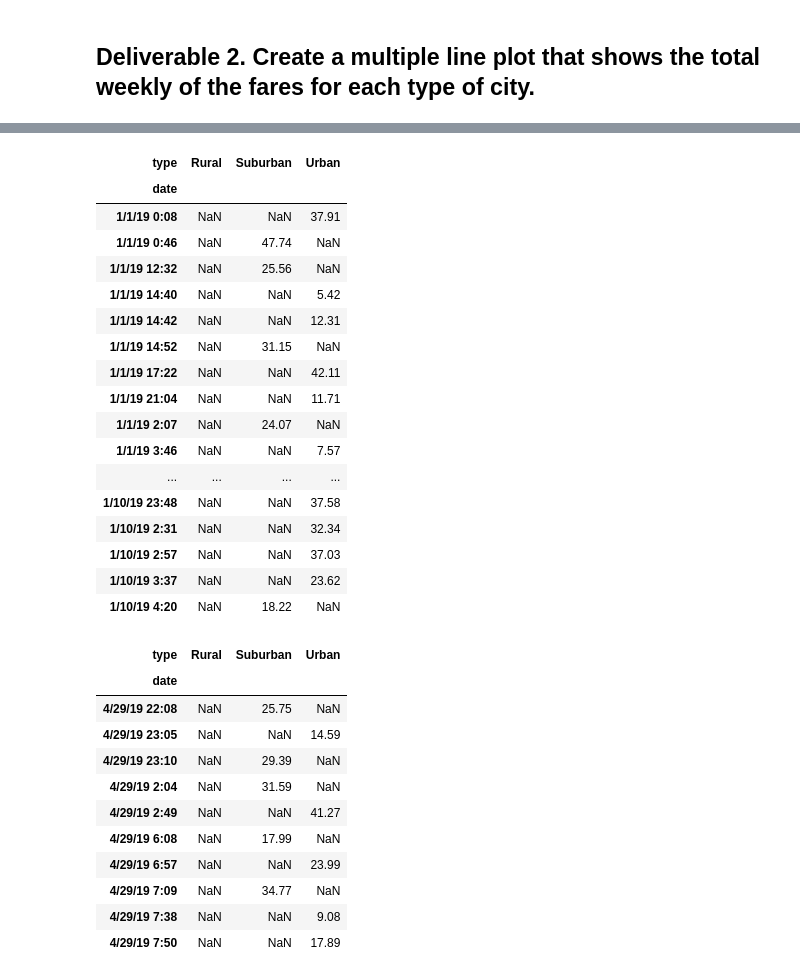
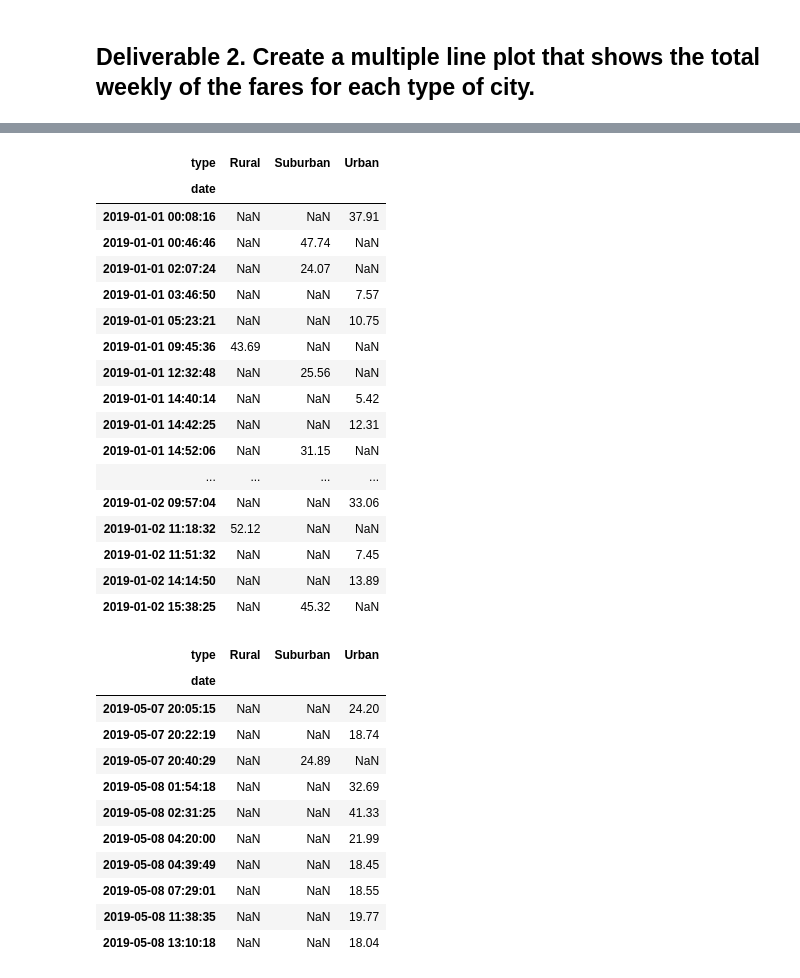
Before and after one commit to Ninax3/PyBer_Analysis, a Jupyter notebook: PyBer_Challenge.ipynb, the cells around one changed output, grey strips where cells are left out. Cells and saved outputs as stored; diff of their text form; code cells hidden in the pictures.

```diff
--- a/PyBer_Challenge.ipynb
+++ b/PyBer_Challenge.ipynb
@@ -160,6 +154,6 @@ pyber_data_df.head(10)
 # 2. Using groupby() to create a new DataFrame showing the sum of the fares
 #  for each date where the indices are the city type and date.
 
-sum_fares_df = pyber_data_df.groupby(["type", "date"]).sum("fare")
-sum_fares_df
+total_fare_by_type = pyber_data_df.groupby(["type", "date"]).sum()["fare"]
+total_fare_by_type
 # %% [output]
@@ -180,47 +173,47 @@ sum_fares_df
 # %%
 # 3. Reset the index on the DataFrame you created in #1. This is needed to use the 'pivot()' function.
-sum_fares_df = sum_fares_df.reset_index()
+total_fare_by_type = total_fare_by_type.reset_index()
 # %%
 # 4. Create a pivot table with the 'date' as the index, the columns ='type', and values='fare'
 # to get the total fares for each type of city by the date.
-sum_fares_pivot = sum_fares_df.pivot('date', 'type', 'fare')
-sum_fares_pivot.head(25)
+total_fare_by_type_pivot = total_fare_by_type.pivot('date', 'type', 'fare')
+total_fare_by_type_pivot.head(25)
 # %% [output]
 | type | Rural | Suburban | Urban |
 | date |  |  |  |
-| 1/1/19 0:08 | NaN | NaN | 37.91 |
-| 1/1/19 0:46 | NaN | 47.74 | NaN |
-| 1/1/19 12:32 | NaN | 25.56 | NaN |
-| 1/1/19 14:40 | NaN | NaN | 5.42 |
-| 1/1/19 14:42 | NaN | NaN | 12.31 |
-| 1/1/19 14:52 | NaN | 31.15 | NaN |
-| 1/1/19 17:22 | NaN | NaN | 42.11 |
-| 1/1/19 21:04 | NaN | NaN | 11.71 |
-| 1/1/19 2:07 | NaN | 24.07 | NaN |
-| 1/1/19 3:46 | NaN | NaN | 7.57 |
+| 2019-01-01 00:08:16 | NaN | NaN | 37.91 |
+| 2019-01-01 00:46:46 | NaN | 47.74 | NaN |
+| 2019-01-01 02:07:24 | NaN | 24.07 | NaN |
+| 2019-01-01 03:46:50 | NaN | NaN | 7.57 |
+| 2019-01-01 05:23:21 | NaN | NaN | 10.75 |
+| 2019-01-01 09:45:36 | 43.69 | NaN | NaN |
+| 2019-01-01 12:32:48 | NaN | 25.56 | NaN |
+| 2019-01-01 14:40:14 | NaN | NaN | 5.42 |
+| 2019-01-01 14:42:25 | NaN | NaN | 12.31 |
+| 2019-01-01 14:52:06 | NaN | 31.15 | NaN |
 | ... | ... | ... | ... |
-| 1/10/19 23:48 | NaN | NaN | 37.58 |
-| 1/10/19 2:31 | NaN | NaN | 32.34 |
-| 1/10/19 2:57 | NaN | NaN | 37.03 |
-| 1/10/19 3:37 | NaN | NaN | 23.62 |
-| 1/10/19 4:20 | NaN | 18.22 | NaN |
+| 2019-01-02 09:57:04 | NaN | NaN | 33.06 |
+| 2019-01-02 11:18:32 | 52.12 | NaN | NaN |
+| 2019-01-02 11:51:32 | NaN | NaN | 7.45 |
+| 2019-01-02 14:14:50 | NaN | NaN | 13.89 |
+| 2019-01-02 15:38:25 | NaN | 45.32 | NaN |
 # %%
 # 5. Create a new DataFrame from the pivot table DataFrame using loc on the given dates, '2019-01-01':'2019-04-29'.
-sum_fares_limited = sum_fares_pivot.loc[(sum_fares_pivot.index >= "1/1/2019") & (sum_fares_pivot.index <= "4/29/2019")]
-sum_fares_limited.tail(10)
+total_fare_by_type_limited = total_fare_by_type_pivot.loc[(total_fare_by_type_pivot.index >= "1/1/2019") & (total_fare_by_type_pivot.index <= "4/29/2019")]
+total_fare_by_type_limited.tail(10)
 # %% [output]
 | type | Rural | Suburban | Urban |
 | date |  |  |  |
-| 4/29/19 22:08 | NaN | 25.75 | NaN |
-| 4/29/19 23:05 | NaN | NaN | 14.59 |
-| 4/29/19 23:10 | NaN | 29.39 | NaN |
-| 4/29/19 2:04 | NaN | 31.59 | NaN |
-| 4/29/19 2:49 | NaN | NaN | 41.27 |
-| 4/29/19 6:08 | NaN | 17.99 | NaN |
-| 4/29/19 6:57 | NaN | NaN | 23.99 |
-| 4/29/19 7:09 | NaN | 34.77 | NaN |
-| 4/29/19 7:38 | NaN | NaN | 9.08 |
-| 4/29/19 7:50 | NaN | NaN | 17.89 |
+| 2019-05-07 20:05:15 | NaN | NaN | 24.20 |
+| 2019-05-07 20:22:19 | NaN | NaN | 18.74 |
+| 2019-05-07 20:40:29 | NaN | 24.89 | NaN |
+| 2019-05-08 01:54:18 | NaN | NaN | 32.69 |
+| 2019-05-08 02:31:25 | NaN | NaN | 41.33 |
+| 2019-05-08 04:20:00 | NaN | NaN | 21.99 |
+| 2019-05-08 04:39:49 | NaN | NaN | 18.45 |
+| 2019-05-08 07:29:01 | NaN | NaN | 18.55 |
+| 2019-05-08 11:38:35 | NaN | NaN | 19.77 |
+| 2019-05-08 13:10:18 | NaN | NaN | 18.04 |
 # %%
 # 6. Set the "date" index to datetime datatype. This is necessary to use the resample() method in Step 8.
 # df.index = pd.to_datetime(df.index)
```
Also changed, not shown: parts of 9 cells of this notebook, 1 other file.
